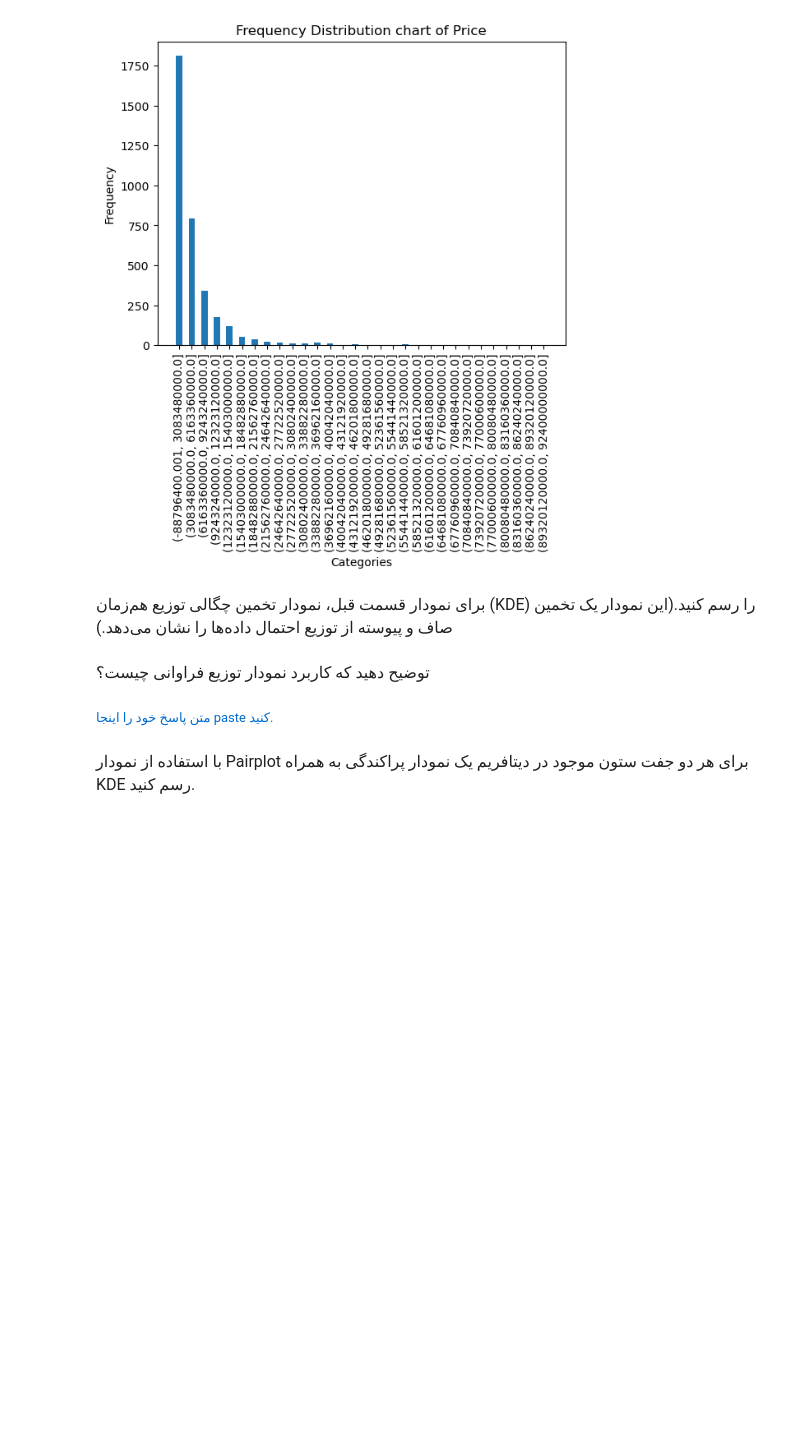
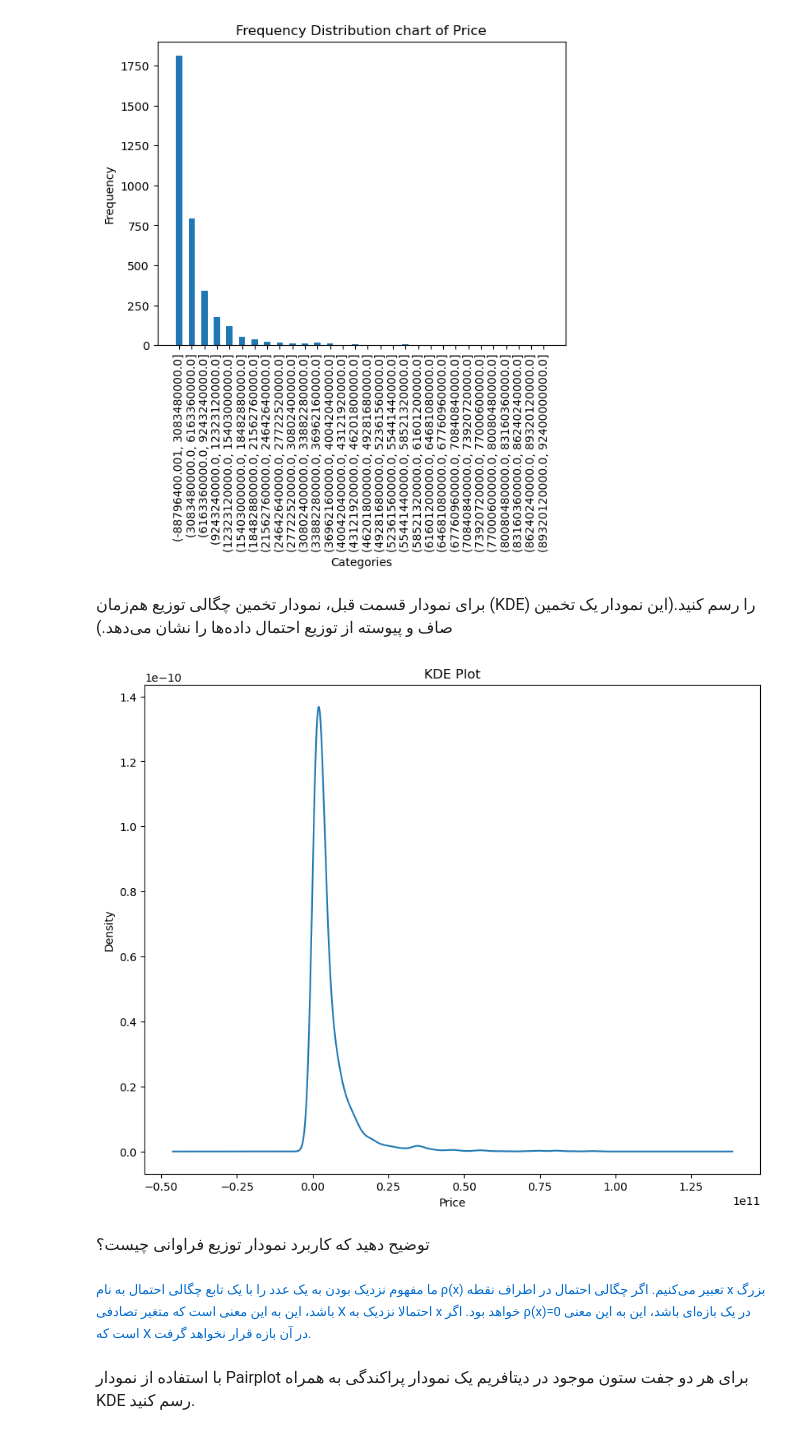
Before and after one commit to Marshal21051/FOP2023-Python-Project-SUT, a Jupyter notebook: project.ipynb, the cells around one changed output. Cells and saved outputs as stored; diff of their text form; code cells hidden in the pictures; blank space fills up the shorter version.

```diff
--- a/project.ipynb
+++ b/project.ipynb
@@ -1123,7 +1123,14 @@ plt.show()
 برای نمودار قسمت قبل، نمودار تخمین چگالی توزیع هم‌زمان (KDE) را رسم کنید.(این نمودار یک تخمین صاف و پیوسته از توزیع احتمال داده‌ها را نشان می‌دهد.)    </font>
 </div>
 # %%
-#type your code here...
+plt.figure(figsize=(10, 8))
+df['Price'].plot(kind='kde')
+plt.title('KDE Plot')
+plt.xlabel('Price')
+plt.ylabel('Density')
+plt.show()
+# %% [output]
+[figure, added]
 # %% [markdown]
 <div dir = "rtl" style="font-face:IranSansX;direction:rtl;line-height:250%;font-size:small;">
 	<font face="IranSansX" size=3>
@@ -1133,7 +1140,7 @@ plt.show()
 # %% [markdown]
 <div dir = "rtl" style="font-face:IranSansX;direction:rtl;font-size:small;">
 	<font face="IranSansX" size=2 color=#006bcf>
-متن پاسخ خود را اینجا paste کنید.
+        ما مفهوم نزدیک بودن به یک عدد را با یک تابع چگالی احتمال به نام ρ(x) تعبیر می‌کنیم. اگر چگالی احتمال در اطراف نقطه x بزرگ باشد، این به این معنی است که متغیر تصادفی X احتمالا نزدیک به x خواهد بود. اگر ρ(x)=0 در یک بازه‌ای باشد، این به این معنی است که X در آن بازه قرار نخواهد گرفت.
     </font>
 </div>
 # %% [markdown]
```
Also changed, not shown: parts of 32 cells of this notebook, 1 other file.
